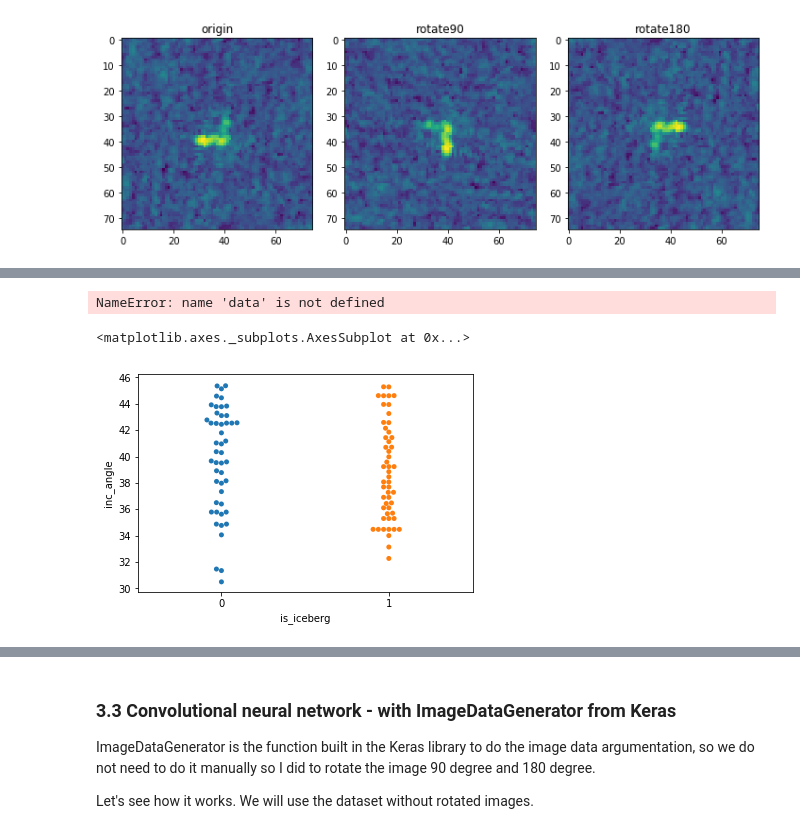
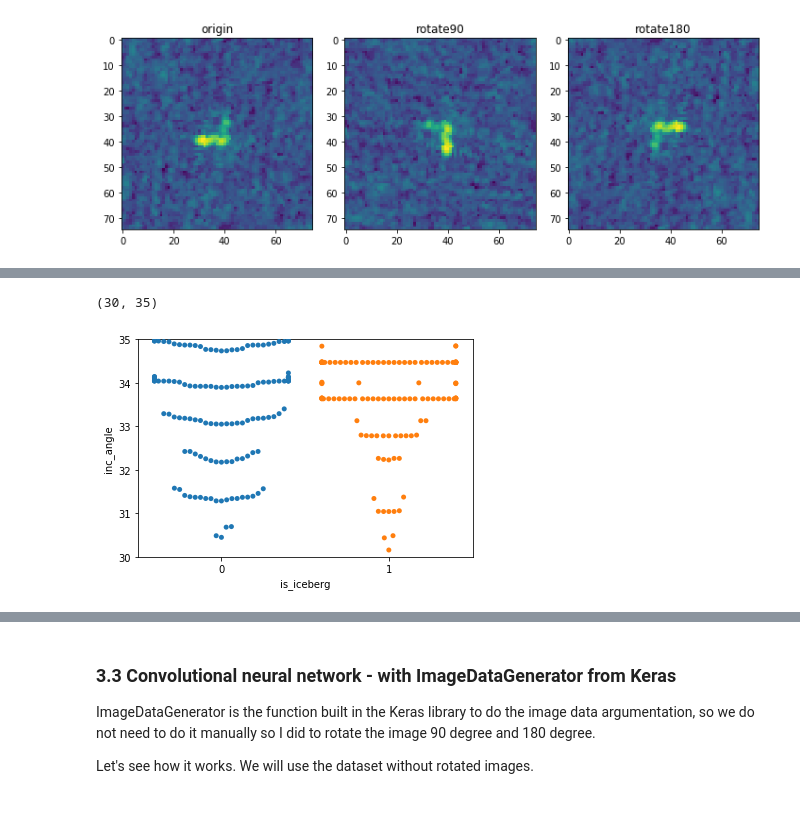
Before and after one commit to yaqiongz/training-cnn-on-AWS, a Jupyter notebook: FinalReport/FinalR_AWS.ipynb, the cells around one changed output, grey strips where cells are left out. Saved outputs shown, nothing was run; the diff lists cells and outputs as text; code cells hidden in the pictures.

```diff
--- a/FinalReport/FinalR_AWS.ipynb
+++ b/FinalReport/FinalR_AWS.ipynb
@@ -215,13 +193,8 @@ plt.tight_layout()
 # %%
-# bee swarm plot
 import seaborn as sns
-#round the decimal
-data_round_angle = data.inc_angle
-sns.swarmplot(x='is_iceberg',y='inc_angle',data=train)
+train_clean_angle = train[train.inc_angle != 'na']
+sns.swarmplot(x='is_iceberg',y='inc_angle',data = train_clean_angle)
+plt.ylim(30,35)
 # %% [output]
-NameError: name 'data' is not defined
+(30, 35)
+[figure, added]
-# %%
-sns.swarmplot(x='is_iceberg',y='inc_angle',data=train[:100])
-# %% [output]
-<matplotlib.axes._subplots.AxesSubplot at 0x...>
-[figure, removed]
```
Also changed, not shown: parts of 57 cells of this notebook.
